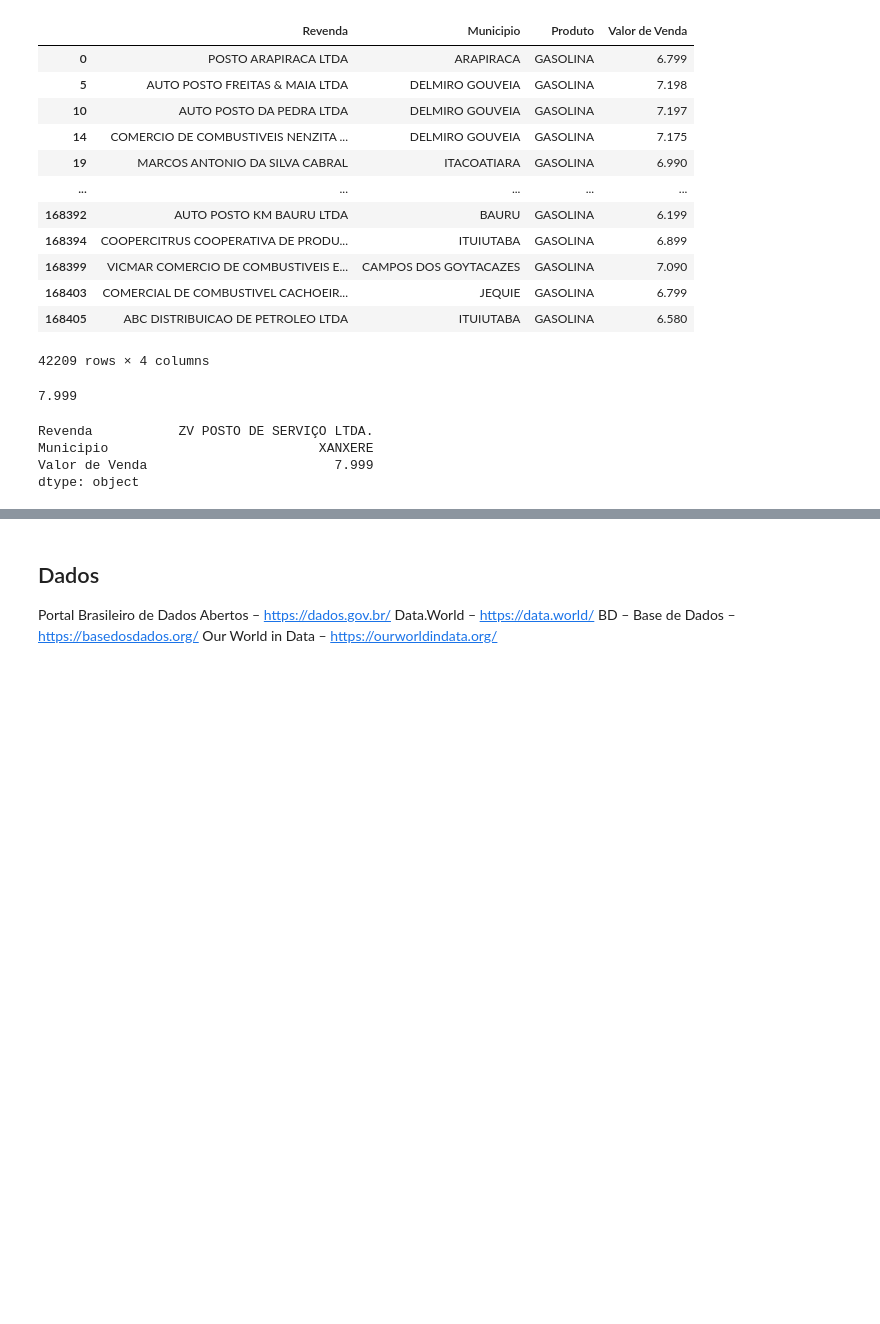
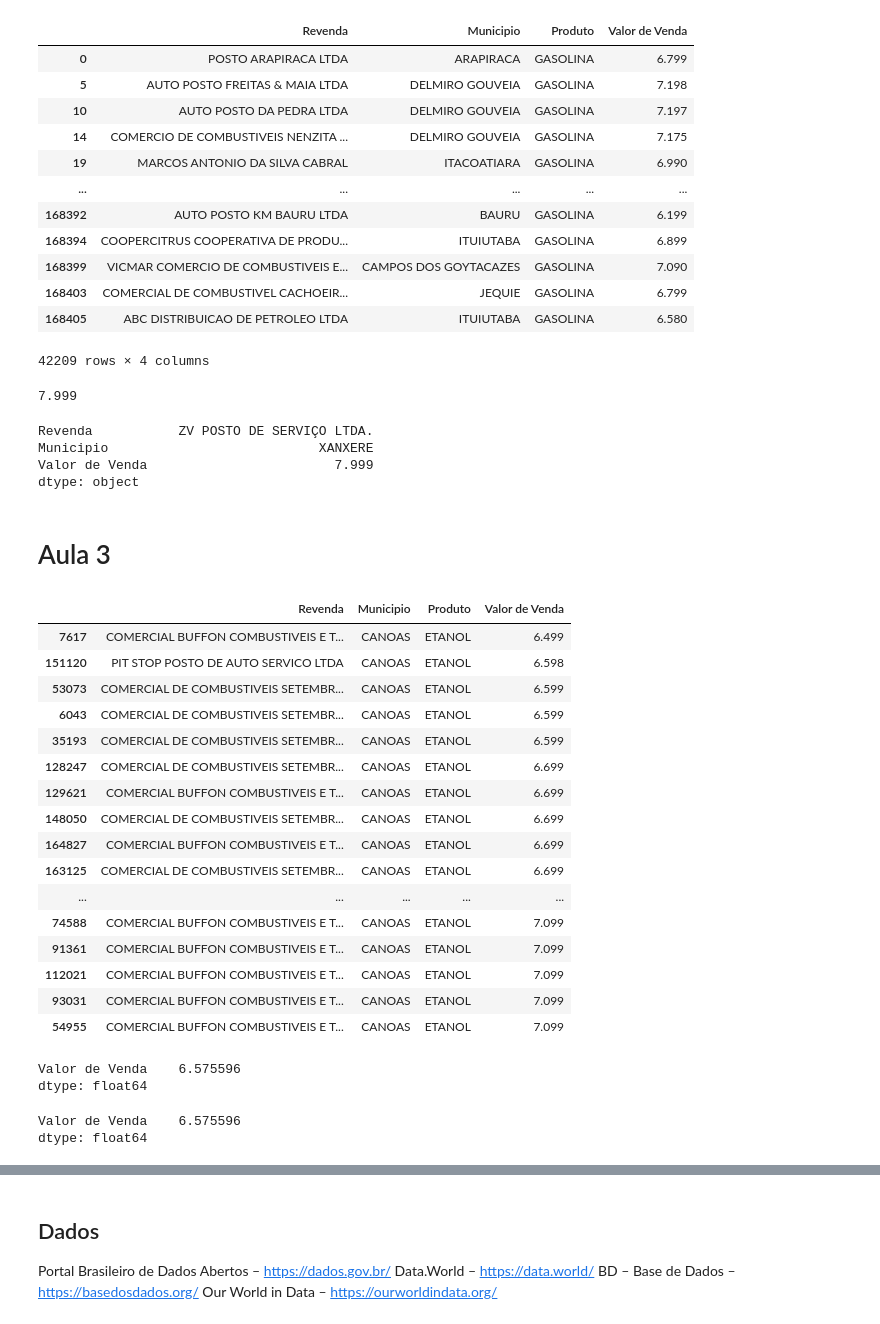
Before and after one commit to MatheusGunca/Pandas-python-basico, a Jupyter notebook: pandas.ipynb, the cells around one changed output, grey strips where cells are left out. Drawn from its saved outputs; the diff is of its cells as text; code cells hidden in the pictures; blank space fills up the shorter version.

```diff
--- a/pandas.ipynb
+++ b/pandas.ipynb
@@ -226,3 +226,54 @@ Revenda           ZV POSTO DE SERVIÇO LTDA.
 Municipio                           XANXERE
 Valor de Venda                        7.999
 dtype: object
+# %% [markdown]
+# Aula 3
+# %%
+# Dataframe.loc[] com múltiplas condições para filtrar os dados
+# Qual são os postos e os preços de ETANOL na minha cidade?
+# Ordenado do menor para o maior valor de venda
+
+etanol_canoas_df = ca_df.loc[(ca_df['Produto']=='ETANOL') & (ca_df['Municipio']=='CANOAS')]
+display(etanol_canoas_df.sort_values(by='Valor de Venda'))
+# %% [output]
+|  | Revenda | Municipio | Produto | Valor de Venda |
+| 7617 | COMERCIAL BUFFON COMBUSTIVEIS E T... | CANOAS | ETANOL | 6.499 |
+| 151120 | PIT STOP POSTO DE AUTO SERVICO LTDA | CANOAS | ETANOL | 6.598 |
+| 53073 | COMERCIAL DE COMBUSTIVEIS SETEMBR... | CANOAS | ETANOL | 6.599 |
+| 6043 | COMERCIAL DE COMBUSTIVEIS SETEMBR... | CANOAS | ETANOL | 6.599 |
+| 35193 | COMERCIAL DE COMBUSTIVEIS SETEMBR... | CANOAS | ETANOL | 6.599 |
+| 128247 | COMERCIAL DE COMBUSTIVEIS SETEMBR... | CANOAS | ETANOL | 6.699 |
+| 129621 | COMERCIAL BUFFON COMBUSTIVEIS E T... | CANOAS | ETANOL | 6.699 |
+| 148050 | COMERCIAL DE COMBUSTIVEIS SETEMBR... | CANOAS | ETANOL | 6.699 |
+| 164827 | COMERCIAL BUFFON COMBUSTIVEIS E T... | CANOAS | ETANOL | 6.699 |
+| 163125 | COMERCIAL DE COMBUSTIVEIS SETEMBR... | CANOAS | ETANOL | 6.699 |
+| ... | ... | ... | ... | ... |
+| 74588 | COMERCIAL BUFFON COMBUSTIVEIS E T... | CANOAS | ETANOL | 7.099 |
+| 91361 | COMERCIAL BUFFON COMBUSTIVEIS E T... | CANOAS | ETANOL | 7.099 |
+| 112021 | COMERCIAL BUFFON COMBUSTIVEIS E T... | CANOAS | ETANOL | 7.099 |
+| 93031 | COMERCIAL BUFFON COMBUSTIVEIS E T... | CANOAS | ETANOL | 7.099 |
+| 54955 | COMERCIAL BUFFON COMBUSTIVEIS E T... | CANOAS | ETANOL | 7.099 |
+# %%
+# Qual a média de preços dos combustíveis GASOLINA e GASOLINA ADITIVADA
+#do Bairro Mooca em SÃO PAULO?
+
+display(combustiveis_df.loc[(combustiveis_df['Bairro'] == 'MOOCA') &
+                            (combustiveis_df['Municipio'] == 'SAO PAULO') &
+                            ((combustiveis_df['Produto'] == 'GASOLINA') |
+                             (combustiveis_df['Produto'] == 'GASOLINA ADITIVADA')),
+                            ['Valor de Venda']].mean())
+# %% [output]
+Valor de Venda    6.575596
+dtype: float64
+# %%
+# Qual a média de preços dos combustíveis GASOLINA e GASOLINA ADITIVADA
+#do Bairro Mooca em SÃO PAULO?
+#função isin()
+
+display(combustiveis_df.loc[(combustiveis_df['Bairro'] == 'MOOCA') &
+                            (combustiveis_df['Municipio'] == 'SAO PAULO') &
+                            (combustiveis_df['Produto'].isin(['GASOLINA', 'GASOLINA ADITIVADA'])),
+                            ['Valor de Venda']].mean())
+# %% [output]
+Valor de Venda    6.575596
+dtype: float64
```
Also changed, not shown: parts of 5 cells of this notebook.
